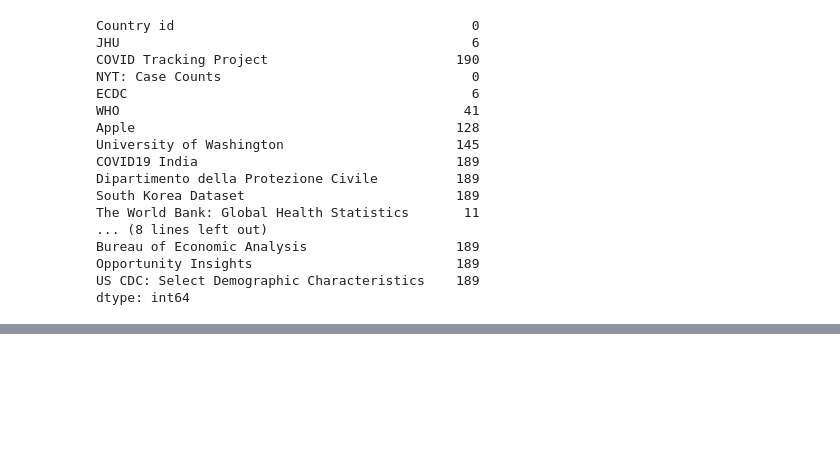
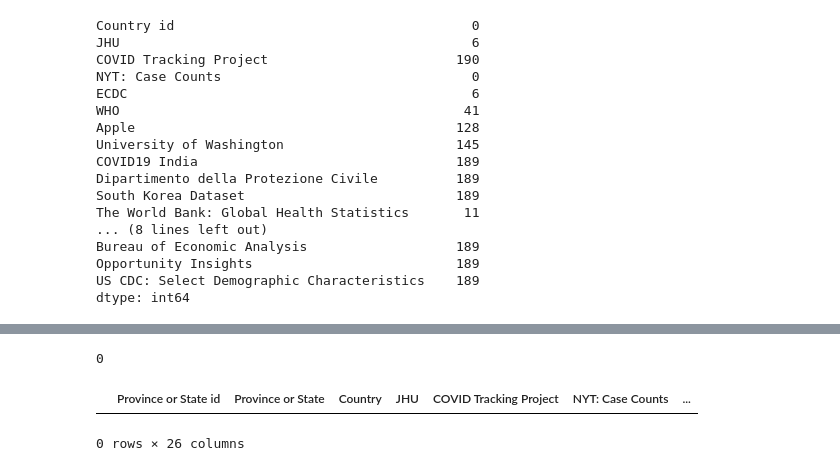
Before and after one commit to oluwatobi1/c3.ai-DataAnalysis, a Jupyter notebook: c3aidatalake-notebooks-python/Avail_location.ipynb, the cells around one changed output, grey strips where cells are left out. Drawn from its saved outputs; the diff is of its cells as text; code cells hidden in the pictures; blank space fills up the shorter version.

```diff
--- a/c3aidatalake-notebooks-python/Avail_location.ipynb
+++ b/c3aidatalake-notebooks-python/Avail_location.ipynb
@@ -84,0 +140,10 @@ dtype: int64
+# %%
+col = 'Country '
+df[col].isnull().sum()
+# %% [output]
+0
+# %%
+df[df[col].isnull()]
+# %% [output]
+|  | Province or State id | Province or State | Country | JHU | COVID Tracking Project | NYT: Case Counts | ... |
+0 rows × 26 columns
```
Also changed, not shown: parts of 13 cells of this notebook, 1 other file.
